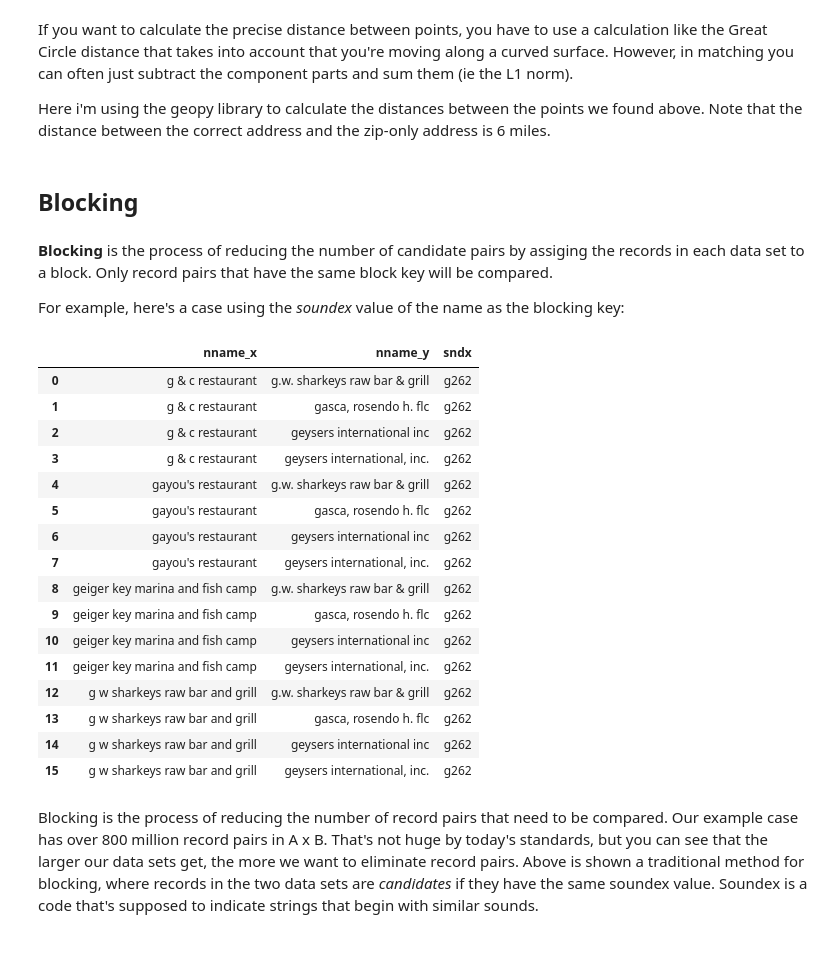
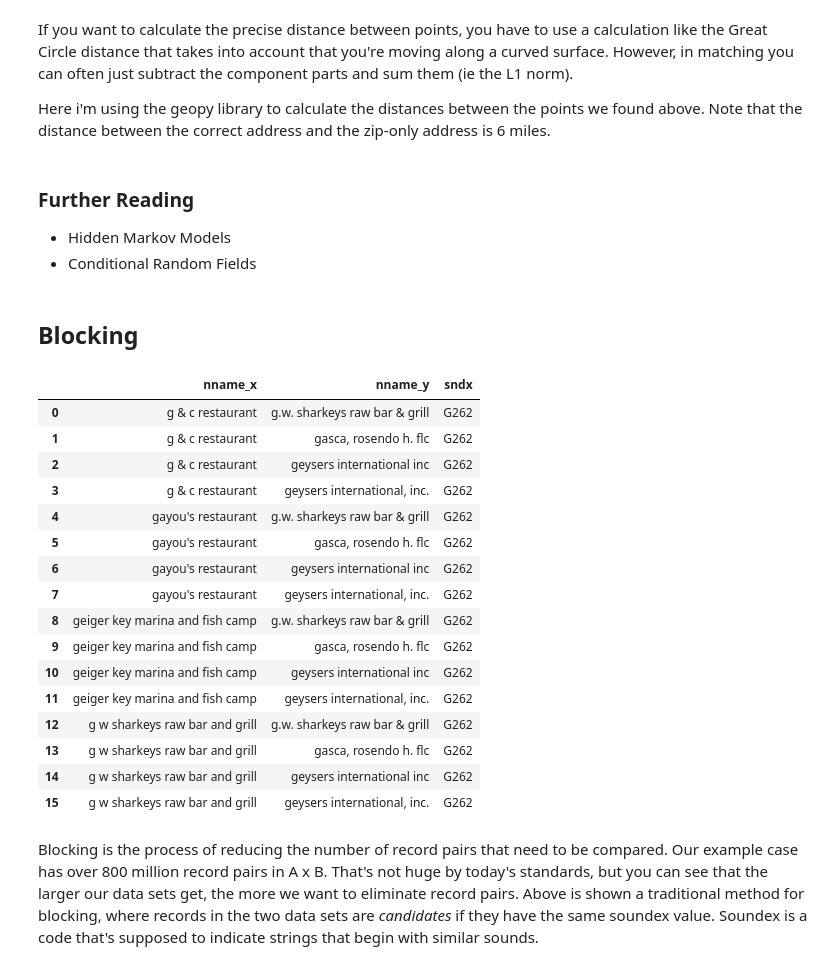
Before and after one commit to mikemull/Notebooks, a Jupyter notebook: PyDataNYCSlides.ipynb, the cells around one changed output. Saved outputs shown, nothing was run; the diff lists cells and outputs as text; code cells hidden in the pictures.

```diff
--- a/PyDataNYCSlides.ipynb
+++ b/PyDataNYCSlides.ipynb
@@ -133,7 +132,8 @@ df_oge_a_fl = df_oge[['trade_nm',
                       'cty_nm',
                       'st_cd',
                       'zip_cd',
-                      'naic_cd']].drop_duplicates()
+                      'naic_cd',
+                      'naics_code_description']].drop_duplicates()
 df_oge_a_fl.info()
 # %% [output]
 <class 'pandas.core.frame.DataFrame'>
@@ -185,14 +186,6 @@ def leading_patt(s):
             return patt
     return 'OTHER'
 
-df_oge_a_fl = df_oge[['trade_nm',
-                      'legal_name',
-                      'street_addr_1_txt',
-                      'cty_nm',
-                      'st_cd',
-                      'zip_cd',
-                      'naic_cd']].drop_duplicates()
-
 df_oge_a_fl['leading_pattern'] = df_oge_a_fl.trade_nm.apply(leading_patt)
 df_oge_a_fl.groupby('leading_pattern').size()
 # %% [output]
@@ -604,34 +600,35 @@ vincenty(l0, l10).miles, vincenty(l0, l100).miles
 If you want to calculate the precise distance between points, you have to use a calculation like the Great Circle distance that takes into account that you're moving along a curved surface.  However, in matching you can often just subtract the component parts and sum them (ie the L1 norm).
 
 Here i'm using the geopy library to calculate the distances between the points we found above.  Note that the distance between the correct address and the zip-only address is 6 miles.
+# %% [markdown]
+### Further Reading
+
+- Hidden Markov Models
+- Conditional Random Fields
 # %% [markdown]
 ## Blocking
-# %% [markdown]
- __Blocking__ is the process of reducing the number of candidate pairs by assiging the records in each data set to a block.  Only record pairs that have the same block key will be compared.
-
-For example, here's a case using the _soundex_ value of the name as the blocking key:
 # %%
 df_fl_a['sndx'] = df_fl_a.nname.apply(jellyfish.soundex)
 df_oge_a_fl['sndx'] = df_oge_a_fl.nname.apply(jellyfish.soundex)
-df_fl_a[df_fl_a.sndx=='g262'].merge(df_oge_a_fl[df_oge_a_fl.sndx=='g262'], on='sndx')[['nname_x','nname_y','sndx']]
+df_fl_a[df_fl_a.sndx=='G262'].merge(df_oge_a_fl[df_oge_a_fl.sndx=='G262'], on='sndx')[['nname_x','nname_y','sndx']]
 # %% [output]
 |  | nname_x | nname_y | sndx |
-| 0 | g & c restaurant | g.w. sharkeys raw bar & grill | g262 |
-| 1 | g & c restaurant | gasca, rosendo h. flc | g262 |
-| 2 | g & c restaurant | geysers international inc | g262 |
-| 3 | g & c restaurant | geysers international, inc. | g262 |
-| 4 | gayou's restaurant | g.w. sharkeys raw bar & grill | g262 |
-| 5 | gayou's restaurant | gasca, rosendo h. flc | g262 |
-| 6 | gayou's restaurant | geysers international inc | g262 |
-| 7 | gayou's restaurant | geysers international, inc. | g262 |
-| 8 | geiger key marina and fish camp | g.w. sharkeys raw bar & grill | g262 |
-| 9 | geiger key marina and fish camp | gasca, rosendo h. flc | g262 |
-| 10 | geiger key marina and fish camp | geysers international inc | g262 |
-| 11 | geiger key marina and fish camp | geysers international, inc. | g262 |
-| 12 | g w sharkeys raw bar and grill | g.w. sharkeys raw bar & grill | g262 |
-| 13 | g w sharkeys raw bar and grill | gasca, rosendo h. flc | g262 |
-| 14 | g w sharkeys raw bar and grill | geysers international inc | g262 |
-| 15 | g w sharkeys raw bar and grill | geysers international, inc. | g262 |
+| 0 | g & c restaurant | g.w. sharkeys raw bar & grill | G262 |
+| 1 | g & c restaurant | gasca, rosendo h. flc | G262 |
+| 2 | g & c restaurant | geysers international inc | G262 |
+| 3 | g & c restaurant | geysers international, inc. | G262 |
+| 4 | gayou's restaurant | g.w. sharkeys raw bar & grill | G262 |
+| 5 | gayou's restaurant | gasca, rosendo h. flc | G262 |
+| 6 | gayou's restaurant | geysers international inc | G262 |
+| 7 | gayou's restaurant | geysers international, inc. | G262 |
+| 8 | geiger key marina and fish camp | g.w. sharkeys raw bar & grill | G262 |
+| 9 | geiger key marina and fish camp | gasca, rosendo h. flc | G262 |
+| 10 | geiger key marina and fish camp | geysers international inc | G262 |
+| 11 | geiger key marina and fish camp | geysers international, inc. | G262 |
+| 12 | g w sharkeys raw bar and grill | g.w. sharkeys raw bar & grill | G262 |
+| 13 | g w sharkeys raw bar and grill | gasca, rosendo h. flc | G262 |
+| 14 | g w sharkeys raw bar and grill | geysers international inc | G262 |
+| 15 | g w sharkeys raw bar and grill | geysers international, inc. | G262 |
 # %% [markdown]
 Blocking is the process of reducing the number of record pairs that need to be compared.  Our example case has over 800 million record pairs in A x B. That's not huge by today's standards, but you can see that the larger our data sets get, the more we want to eliminate record pairs.  Above is shown a traditional method for blocking, where records in the two data sets are _candidates_ if they have the same soundex value.  Soundex is a code that's supposed to indicate strings that begin with similar sounds.
 # %% [markdown]
```
Also changed, not shown: parts of 65 cells of this notebook, 2 other files.
